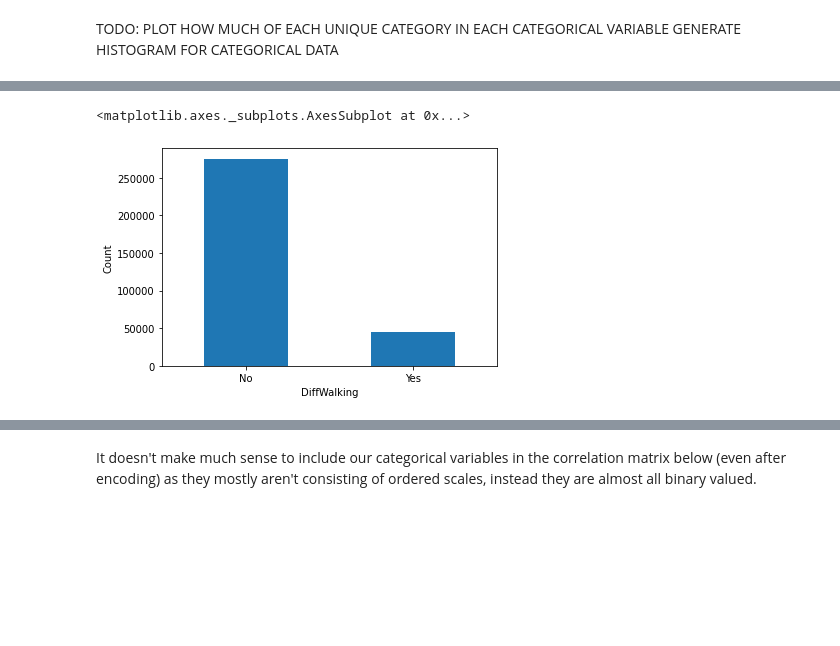
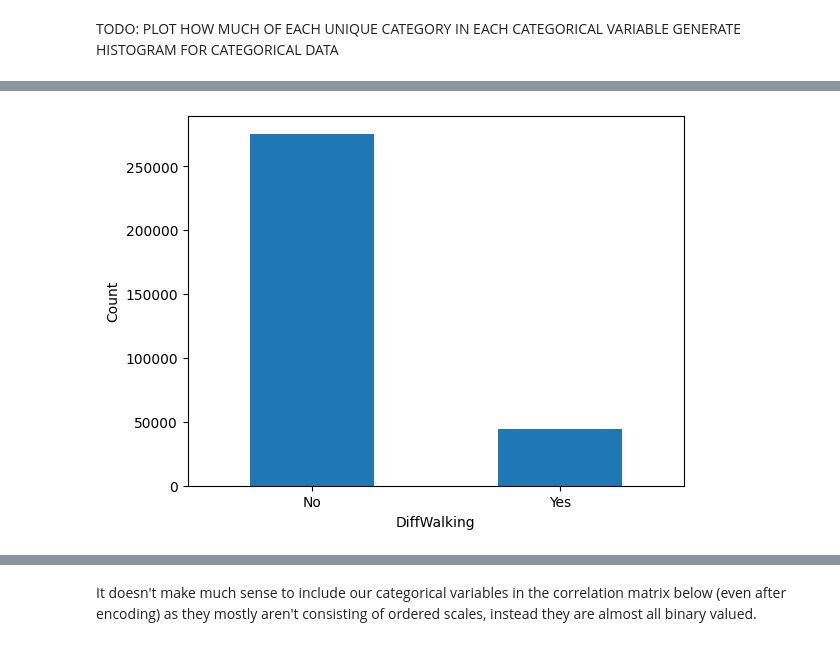
Before and after one commit to mhelkey/ecs171, a Jupyter notebook: main.ipynb, the cells around one changed output, grey strips where cells are left out. Drawn from its saved outputs; the diff is of its cells as text; code cells hidden in the pictures; blank space fills up the shorter version.

```diff
--- a/main.ipynb
+++ b/main.ipynb
@@ -151,6 +148,5 @@ display(df['Stroke'].value_counts().plot(kind='bar', xlabel='Stroke', ylabel='Co
 # %%
-display(df['DiffWalking'].value_counts().plot(kind='bar', xlabel='DiffWalking', ylabel='Count', rot=0))
+df['DiffWalking'].value_counts().plot(kind='bar', xlabel='DiffWalking', ylabel='Count', rot=0);
 # %% [output]
-<matplotlib.axes._subplots.AxesSubplot at 0x...>
-[figure, old version]
+[figure, new version]
 # %%
```
Also changed, not shown: parts of 16 cells of this notebook, 5 other files.
